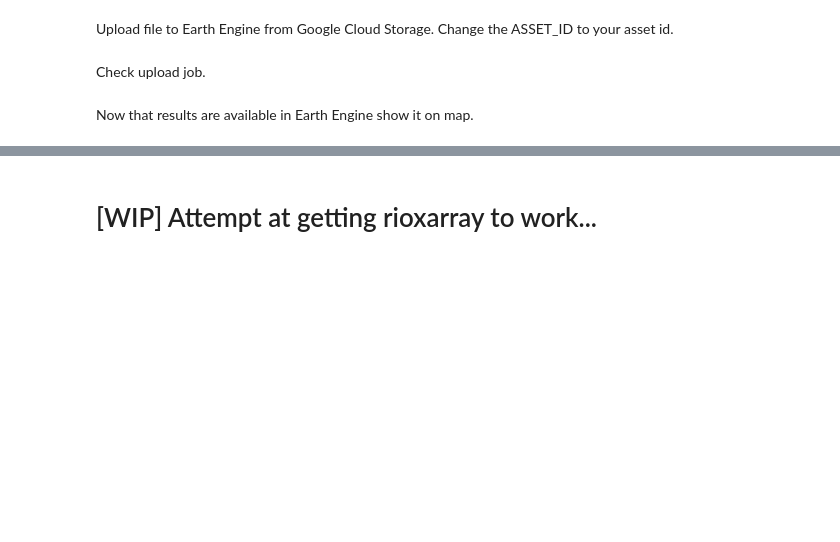
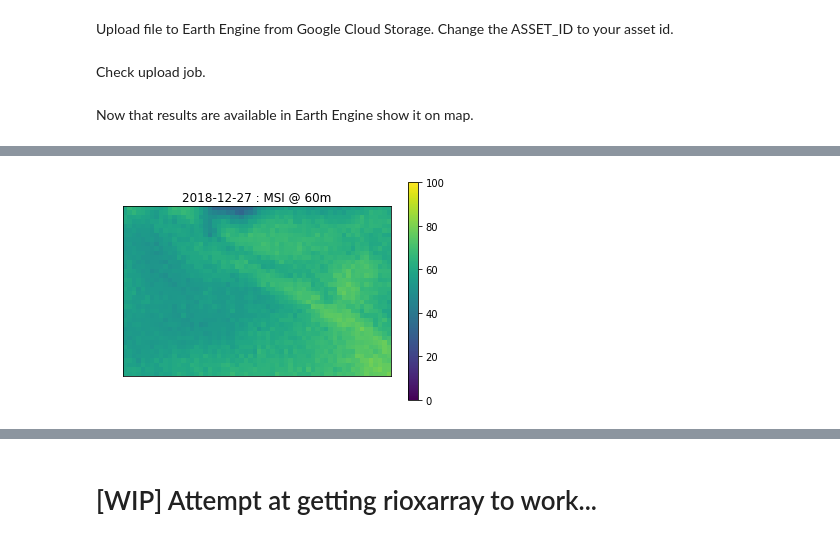
Before and after one commit to gee-community/geo-aquawatch-water-quality, a Jupyter notebook: solids/Solid.ipynb, the cells around one changed output, grey strips where cells are left out. Cells and saved outputs as stored; diff of their text form; code cells hidden in the pictures; blank space fills up the shorter version.

Commit message:
calculation based on EE image added

```diff
--- a/solids/Solid.ipynb
+++ b/solids/Solid.ipynb
@@ -256,4 +240,10 @@ folium.TileLayer(
   overlay=True,
   name='Prediction for TSS',
 ).add_to(map)
+geometry = ee.Geometry.Polygon([[[-76.10,39.38],[-76.10,39.40],
+                                [-76.06, 39.40], [-76.06,39.38],
+                                [-76.10,39.38]]])
+folium.GeoJson(data=geometry.getInfo(), name='Geometry', overlay=True).add_to(map)
 map.add_child(folium.LayerControl())
+
+display(map)
@@ -261,0 +253,28 @@ map.add_child(folium.LayerControl())
+# %%
+# Convert image bands to numpy arrays in selected rectangle
+bands = [443, 492, 560, 665, 704, 740, 783]
+image_array = []
+for i in range(len(bands)):
+    band = 'Rrs_' + str(bands[i])
+    array = image.select(band).sampleRectangle(region=geometry)
+    array = array.getInfo().get('properties').get(band)
+    np_array = np.array(array)
+    image_array.append(np_array)
+    print(np_array.shape)
+# %%
+# stack array together to a 3 dim tensor, 3rd dimension = band
+stack = np.ma.stack(image_array, axis=2)
+stack.shape
+# %%
+# Run the calculation on this tensor
+tss = image_estimates(stack, function=SOLID, wavelengths=bands, sensor=sensor, **MDN_kwargs)
+# %%
+# Show result
+plt.imshow(np.squeeze(tss), vmin=0, vmax=100)
+plt.colorbar()
+plt.title('2018-12-27 : MSI @ 60m')
+plt.gca().tick_params(labelcolor='none', bottom=False, left=False)
+#plt.savefig('SOLID_20181227.png', bbox_inches='tight', pad_inches=0.1)
+plt.show()
+# %% [output]
+[figure, added]
```
Also changed, not shown: parts of 18 cells of this notebook.
